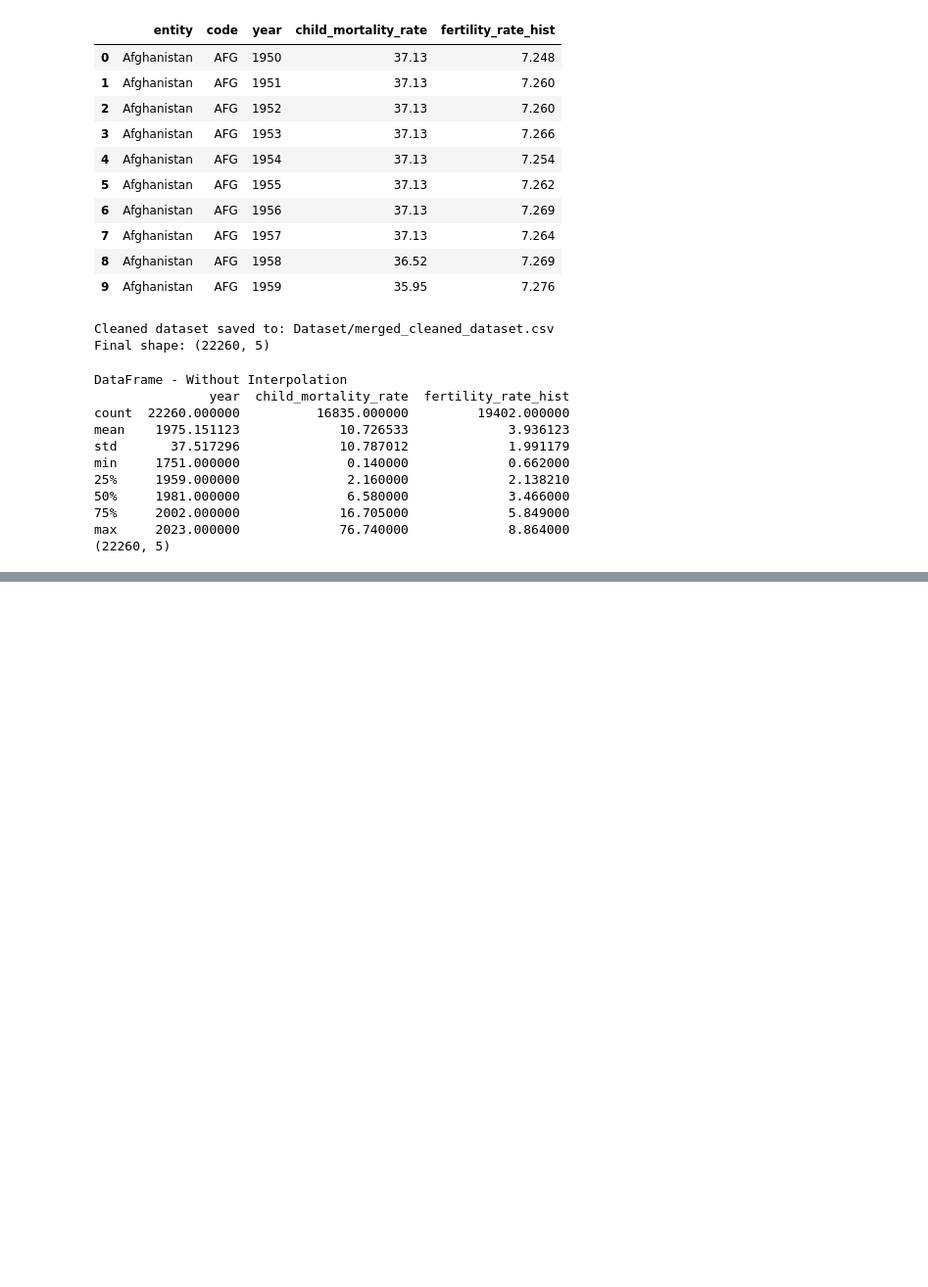
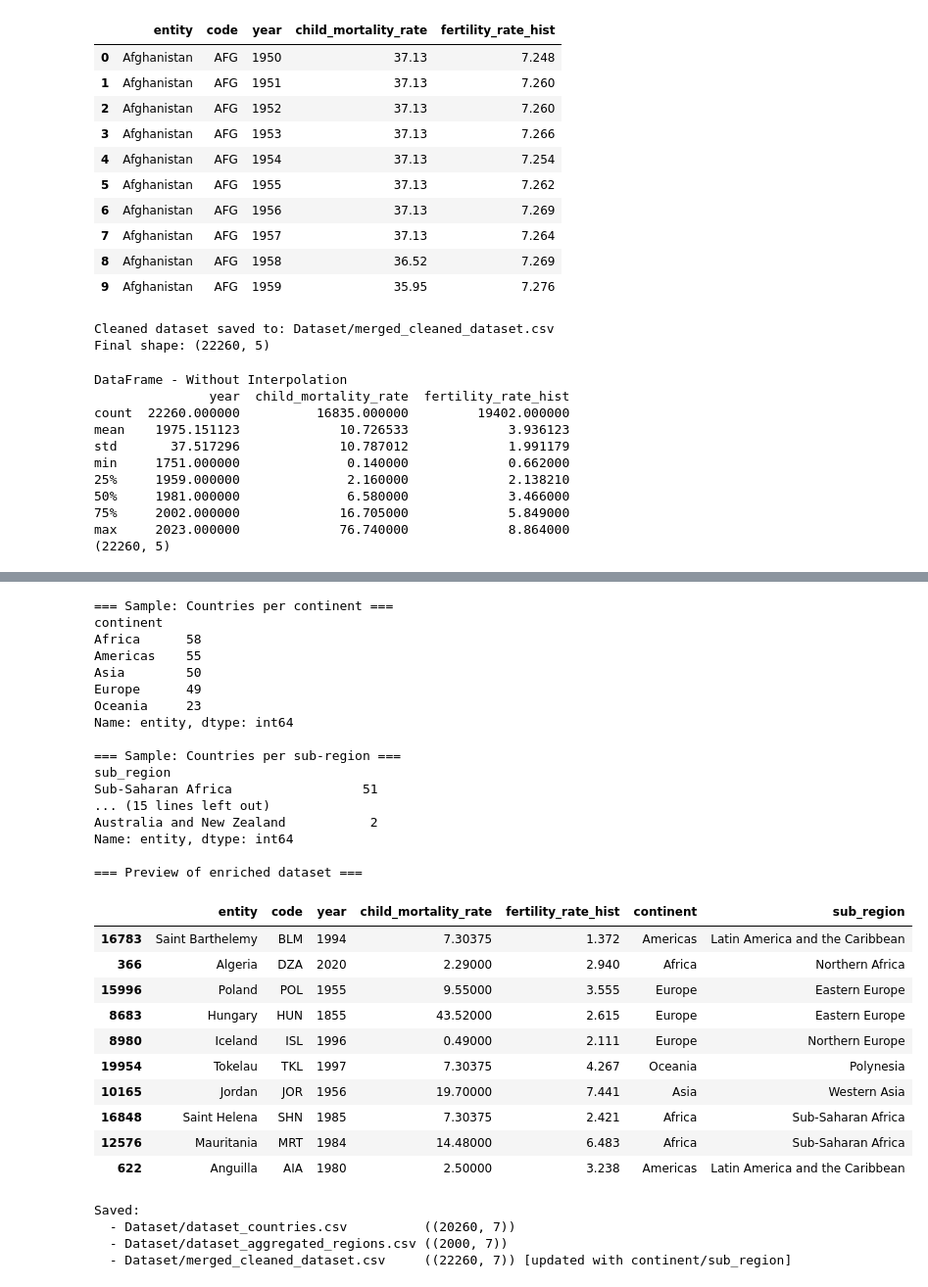
Before and after one commit to GabrielDeA/RepoDataScience, a Jupyter notebook: unit2/DataSetCleaning.ipynb, the cells around one changed output, grey strips where cells are left out. Shown at 98% size. Saved outputs shown, nothing was run; the diff lists cells and outputs as text; code cells hidden in the pictures; blank space fills up the shorter version.

Commit message:
Distribuição em países e continentes

```diff
--- a/unit2/DataSetCleaning.ipynb
+++ b/unit2/DataSetCleaning.ipynb
@@ -474,0 +491,8 @@ max    2023.000000             68.210000             8.198000
+# %%
+# 4.2 Merge continent and sub-region into the main dataset using ISO code
+df = df.merge(df_iso[['code', 'continent', 'sub_region']], on='code', how='left')
+
+print(f'Dataset shape after merge: {df.shape}')
+print(f'\nContinent distribution:')
+print(df['continent'].value_counts(dropna=False))
+print(f'\nRows without continent (aggregated entities): {df["continent"].isnull().sum()}')
@@ -474,0 +513,15 @@ max    2023.000000             68.210000             8.198000
+# %%
+# 4.3 Separate countries from aggregated entities
+df_countries = df[df['continent'].notna()].copy()
+df_aggregated = df[df['continent'].isna()].copy()
+
+print(f'=== Countries (real nations) ===')
+print(f'Rows: {len(df_countries)}')
+print(f'Unique countries: {df_countries["entity"].nunique()}')
+print(f'Continents: {sorted(df_countries["continent"].unique())}')
+print()
+
+print(f'=== Aggregated entities (regions, income groups, etc.) ===')
+print(f'Rows: {len(df_aggregated)}')
+print(f'Unique entities: {df_aggregated["entity"].nunique()}')
+print(f'Entities: {sorted(df_aggregated["entity"].unique())}')
@@ -474,0 +538,54 @@ max    2023.000000             68.210000             8.198000
+# %%
+# 4.4 Preview: countries by continent and sub-region
+print('=== Sample: Countries per continent ===')
+print(df_countries.groupby('continent')['entity'].nunique().sort_values(ascending=False))
+print()
+print('=== Sample: Countries per sub-region ===')
+print(df_countries.groupby('sub_region')['entity'].nunique().sort_values(ascending=False))
+print()
+print('=== Preview of enriched dataset ===')
+df_countries[['entity', 'code', 'year', 'child_mortality_rate', 'fertility_rate_hist', 'continent', 'sub_region']].sample(10, random_state=42)
+# %% [output]
+=== Sample: Countries per continent ===
+continent
+Africa      58
+Americas    55
+Asia        50
+Europe      49
+Oceania     23
+Name: entity, dtype: int64
+
+=== Sample: Countries per sub-region ===
+sub_region
+Sub-Saharan Africa                 51
+... (15 lines left out)
+Australia and New Zealand           2
+Name: entity, dtype: int64
+
+=== Preview of enriched dataset ===
+|  | entity | code | year | child_mortality_rate | fertility_rate_hist | continent | sub_region |
+| 16783 | Saint Barthelemy | BLM | 1994 | 7.30375 | 1.372 | Americas | Latin America and the Caribbean |
+| 366 | Algeria | DZA | 2020 | 2.29000 | 2.940 | Africa | Northern Africa |
+| 15996 | Poland | POL | 1955 | 9.55000 | 3.555 | Europe | Eastern Europe |
+| 8683 | Hungary | HUN | 1855 | 43.52000 | 2.615 | Europe | Eastern Europe |
+| 8980 | Iceland | ISL | 1996 | 0.49000 | 2.111 | Europe | Northern Europe |
+| 19954 | Tokelau | TKL | 1997 | 7.30375 | 4.267 | Oceania | Polynesia |
+| 10165 | Jordan | JOR | 1956 | 19.70000 | 7.441 | Asia | Western Asia |
+| 16848 | Saint Helena | SHN | 1985 | 7.30375 | 2.421 | Africa | Sub-Saharan Africa |
+| 12576 | Mauritania | MRT | 1984 | 14.48000 | 6.483 | Africa | Sub-Saharan Africa |
+| 622 | Anguilla | AIA | 1980 | 2.50000 | 3.238 | Americas | Latin America and the Caribbean |
+# %%
+# 4.5 Save the enriched datasets
+df_countries.to_csv('Dataset/dataset_countries.csv', index=False)
+df_aggregated.to_csv('Dataset/dataset_aggregated_regions.csv', index=False)
+df.to_csv('Dataset/merged_cleaned_dataset.csv', index=False)
+
+print('Saved:')
+print(f'  - Dataset/dataset_countries.csv          ({df_countries.shape})')
+print(f'  - Dataset/dataset_aggregated_regions.csv ({df_aggregated.shape})')
+print(f'  - Dataset/merged_cleaned_dataset.csv     ({df.shape}) [updated with continent/sub_region]')
+# %% [output]
+Saved:
+  - Dataset/dataset_countries.csv          ((20260, 7))
+  - Dataset/dataset_aggregated_regions.csv ((2000, 7))
+  - Dataset/merged_cleaned_dataset.csv     ((22260, 7)) [updated with continent/sub_region]
```
Also changed, not shown: parts of 6 cells of this notebook, 1 other file.
